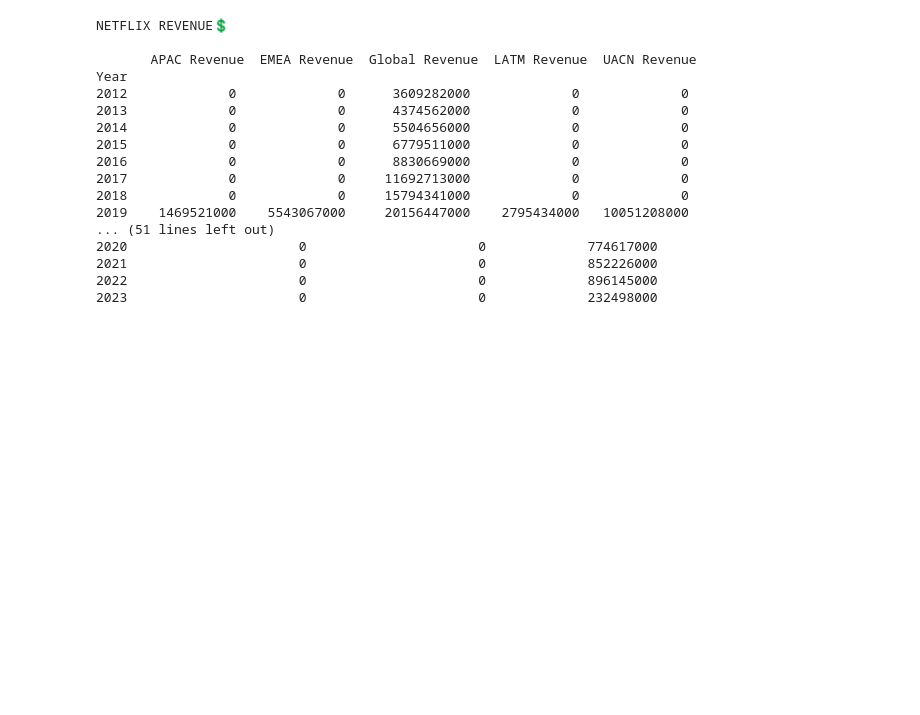
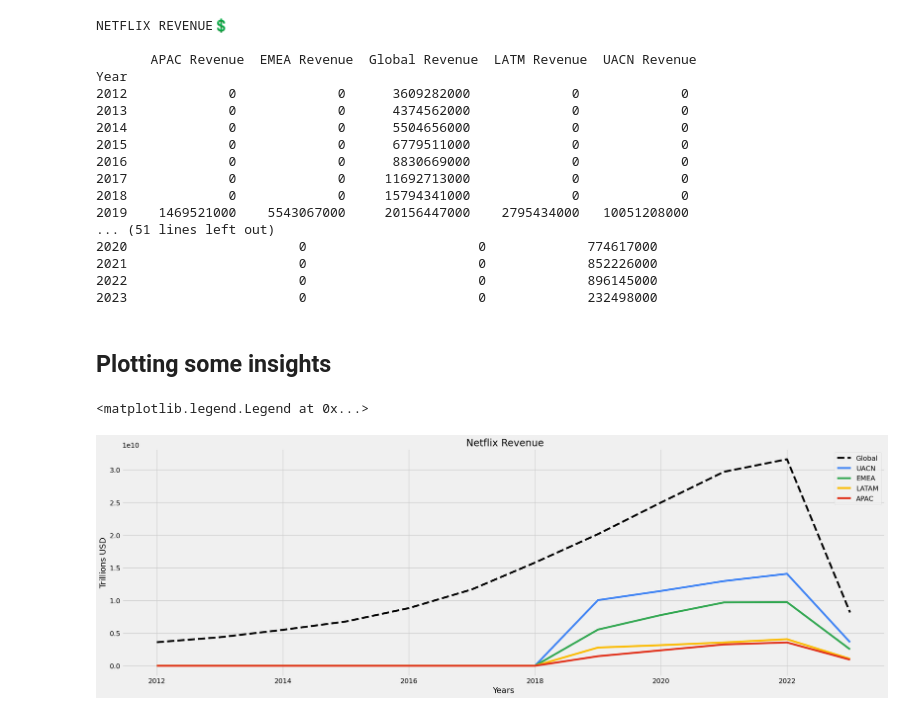
Before and after one commit to danielrodriguez007/Data_Analysis, a Jupyter notebook: Netflix_OTT.ipynb, the cells around one changed output. Drawn from its saved outputs; the diff is of its cells as text; code cells hidden in the pictures; blank space fills up the shorter version.

Commit message:
Netflix_OTT

```diff
--- a/Netflix_OTT.ipynb
+++ b/Netflix_OTT.ipynb
@@ -112,6 +112,8 @@ memory usage: 7.5 KB
 
 data['Year'] = data['Date'].dt.year
 data['Month'] = data['Date'].dt.month
+# %%
+data['Month_Quarters'] = data['Month'].map({3:"Jan-Mar",6:"Apr-Jun",9:"Jul-Sep",12:"Oct-Dic"})
 # %%
 pv_revenue = pd.pivot_table(
     data, index='Year',
@@ -153,3 +155,28 @@ Year
 2021                      0                      0             852226000
 2022                      0                      0             896145000
 2023                      0                      0             232498000
+# %% [markdown]
+## Plotting some insights
+# %%
+a = data.groupby(['Year'])['Global Revenue'].sum()
+b = data.groupby(['Year'])['UACN Revenue'].sum()
+c = data.groupby(['Year'])['EMEA Revenue'].sum()
+d = data.groupby(['Year'])['LATM Revenue'].sum()
+e = data.groupby(['Year'])['APAC Revenue'].sum()
+
+plt.figure(figsize=(25,8))
+
+plt.plot(a.index,a.values,label="Global", linestyle='dashed',color="#000000")
+plt.plot(b.index,b.values,label="UACN",color="#4285F4")
+plt.plot(c.index,c.values,label="EMEA",color="#34A853")
+plt.plot(d.index,d.values,label="LATAM",color="#FBBC05")
+plt.plot(e.index,e.values,label="APAC",color="#E1341E")
+
+
+plt.title(" Netflix Revenue")
+plt.ylabel("Trillions USD")
+plt.xlabel("Years")
+plt.legend()
+# %% [output]
+<matplotlib.legend.Legend at 0x...>
+[figure, added]
```
Also changed, not shown: parts of 4 cells of this notebook.
